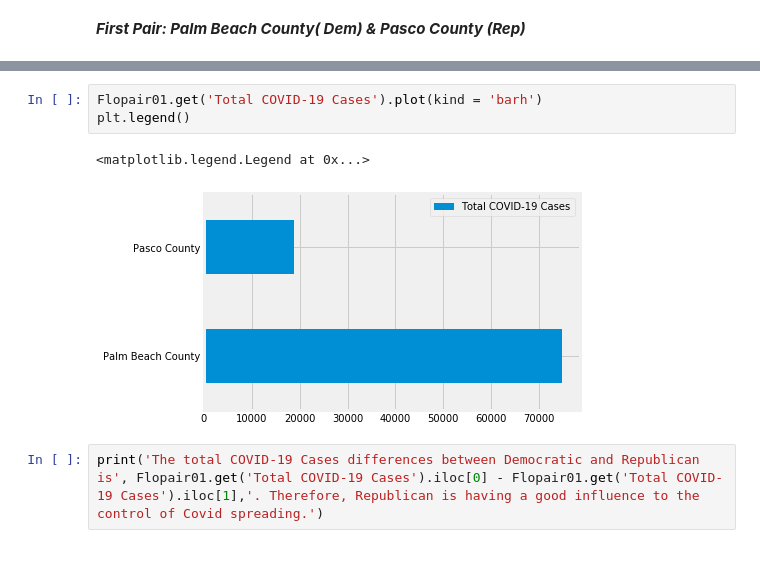
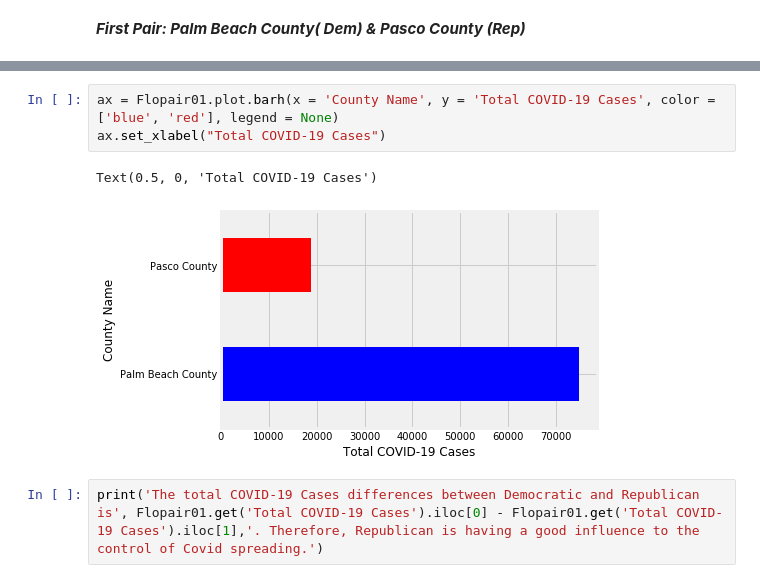
Before and after one commit to Acobie/COGS9_Final_Project, a Jupyter notebook: COGS9_DataFrame_Creation.ipynb, the cells around one changed output, grey strips where cells are left out. Saved outputs shown, nothing was run; the diff lists cells and outputs as text.

```diff
--- a/COGS9_DataFrame_Creation.ipynb
+++ b/COGS9_DataFrame_Creation.ipynb
@@ -616,12 +616,12 @@ Flopair01
 |  | County Name | Democrat Votes | Democrat % | Republican Votes | Republican % | Population | ... |
 | Palm Beach County | Palm Beach County | 433572 | 56 | 334711 | 43 | 1510660 | ... |
 | Pasco County | Pasco County | 119073 | 39 | 179621 | 60 | 568804 | ... |
-# %%
-Flopair01.get('Total COVID-19 Cases').plot(kind = 'barh')
-plt.legend()
-# %% [output]
-<matplotlib.legend.Legend at 0x...>
-[figure, removed]
+# %%
+ax = Flopair01.plot.barh(x = 'County Name', y = 'Total COVID-19 Cases', color = ['blue', 'red'], legend = None)
+ax.set_xlabel("Total COVID-19 Cases")
+# %% [output]
+Text(0.5, 0, 'Total COVID-19 Cases')
+[figure, added]
 # %%
 print('The total COVID-19 Cases differences between Democratic and Republican is', Flopair01.get('Total COVID-19 Cases').iloc[0] - Flopair01.get('Total COVID-19 Cases').iloc[1],'. Therefore, Republican is having a good influence to the control of Covid spreading.')
 # %% [output]
```
Also changed, not shown: parts of 21 cells of this notebook.
